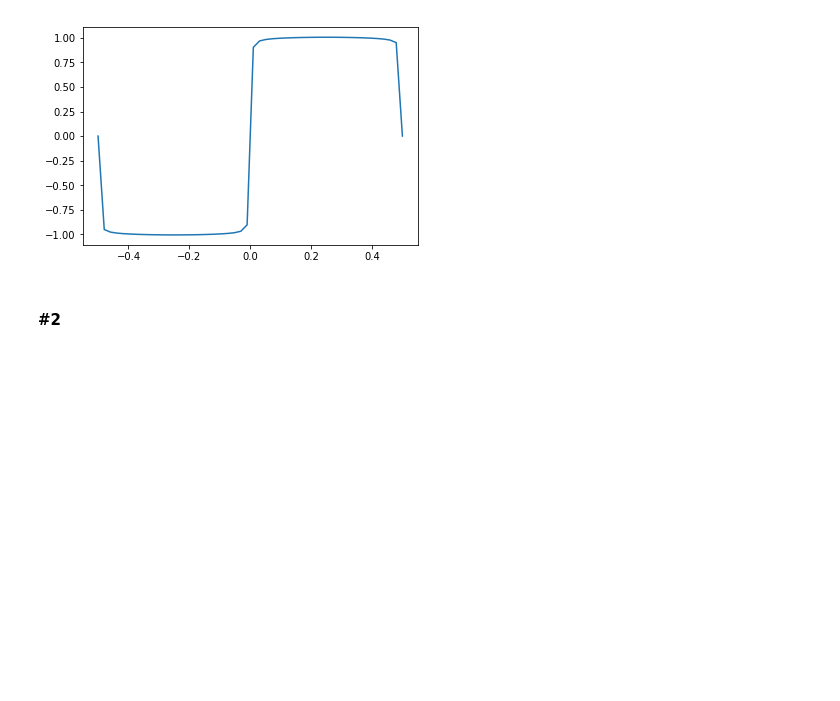
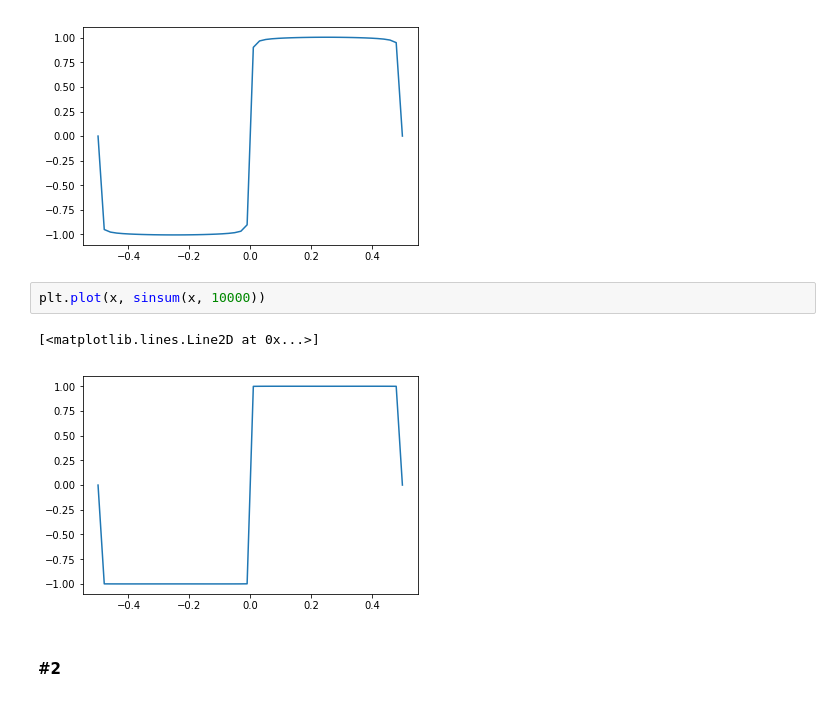
Before and after one commit to zeevikal/computer-vision-22913-openu, a Jupyter notebook: notebooks/chapter-2.ipynb, the cells around one changed output. Cells and saved outputs as stored; diff of their text form; blank space fills up the shorter version.

```diff
--- a/notebooks/chapter-2.ipynb
+++ b/notebooks/chapter-2.ipynb
@@ -33,6 +33,11 @@ plt.plot(x, sinsum(x, 100))
 # %% [output]
 [<matplotlib.lines.Line2D at 0x...>]
 [figure]
+# %%
+plt.plot(x, sinsum(x, 10000))
+# %% [output]
+[<matplotlib.lines.Line2D at 0x...>]
+[figure, added]
 # %% [markdown]
 #### #2
 # %%
```
Also changed, not shown: parts of 3 cells of this notebook, 1 other file.
